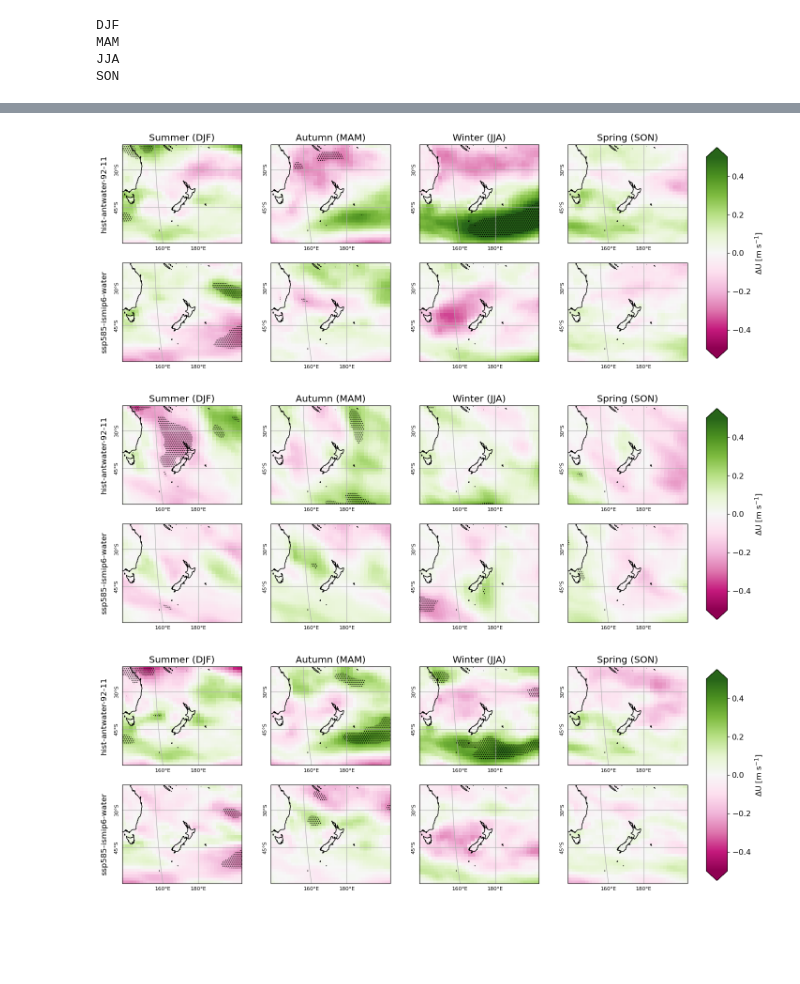
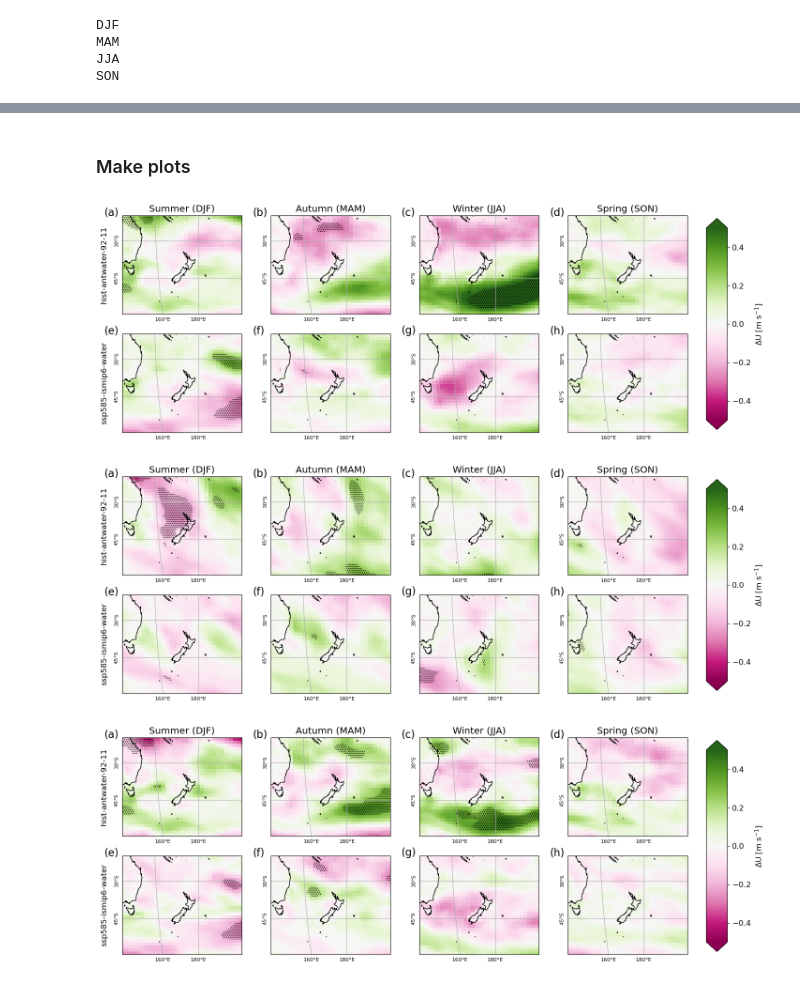
Before and after one commit to andrewpauling/nzmeltwater, a Jupyter notebook: notebooks/wind_plot.ipynb, the cells around one changed output, grey strips where cells are left out. Cells and saved outputs as stored; diff of their text form; code cells hidden in the pictures; blank space fills up the shorter version.

```diff
--- a/notebooks/wind_plot.ipynb
+++ b/notebooks/wind_plot.ipynb
@@ -89,11 +93,19 @@ for exp in expts:
             ctrldata[exp][var] = dac
             ctrldataens[exp][var] = dacens
         else:
-            ctrldata[exp][var] = rectilinear_regrid(dac.compute(), ctrldata[exp]["uas"].compute())
-            ctrldataens[exp][var] = rectilinear_regrid(dacens.compute(), ctrldataens[exp]["uas"].compute())
+            ctrldata[exp][var] = rectilinear_regrid(
+                dac.compute(), ctrldata[exp]["uas"].compute()
+            )
+            ctrldataens[exp][var] = rectilinear_regrid(
+                dacens.compute(), ctrldataens[exp]["uas"].compute()
+            )
 
-    ctrldata[exp]["wind"] = np.sqrt(ctrldata[exp]["uas"]**2 + ctrldata[exp]["vas"]**2)
-    ctrldataens[exp]["wind"] = np.sqrt(ctrldataens[exp]["uas"]**2 + ctrldataens[exp]["vas"]**2)
+    ctrldata[exp]["wind"] = np.sqrt(
+        ctrldata[exp]["uas"] ** 2 + ctrldata[exp]["vas"] ** 2
+    )
+    ctrldataens[exp]["wind"] = np.sqrt(
+        ctrldataens[exp]["uas"] ** 2 + ctrldataens[exp]["vas"] ** 2
+    )
 # %% [output]
 historical
         uas
@@ -133,11 +145,17 @@ for exp in expts:
             sofdata[exp][var] = dssof[var]
             sofdataens[exp][var] = dss[var]
         else:
-            sofdata[exp][var] = rectilinear_regrid(dssof[var].compute(), sofdata[exp]["uas"].compute())
-            sofdataens[exp][var] = rectilinear_regrid(dss[var].compute(), sofdataens[exp]["uas"].compute())
+            sofdata[exp][var] = rectilinear_regrid(
+                dssof[var].compute(), sofdata[exp]["uas"].compute()
+            )
+            sofdataens[exp][var] = rectilinear_regrid(
+                dss[var].compute(), sofdataens[exp]["uas"].compute()
+            )
 
-    sofdata[exp]["wind"] = np.sqrt(sofdata[exp]["uas"]**2 + sofdata[exp]["vas"]**2)
-    sofdataens[exp]["wind"] = np.sqrt(sofdataens[exp]["uas"]**2 + sofdataens[exp]["vas"]**2)
+    sofdata[exp]["wind"] = np.sqrt(sofdata[exp]["uas"] ** 2 + sofdata[exp]["vas"] ** 2)
+    sofdataens[exp]["wind"] = np.sqrt(
+        sofdataens[exp]["uas"] ** 2 + sofdataens[exp]["vas"] ** 2
+    )
 # %% [output]
 historical
 ssp585
@@ -276,15 +196,16 @@ for exp in expts:
     print(exp)
     anomdictseas[exp] = {}
     pvaldictseas[exp] = {}
-    for var in["uas", "vas", "wind"]:
-
+    for var in ["uas", "vas", "wind"]:
         if exp == "historical":
             tspan = slice("2011-01", "2020-12")
         else:
             tspan = slice("2071-01", "2100-12")
 
         ctrl = seas_subset(
-            ctrldata[exp][var].sel(ensmem=sofdata[exp][var].ensmem, time=tspan).mean("ensmem")
+            ctrldata[exp][var]
+            .sel(ensmem=sofdata[exp][var].ensmem, time=tspan)
+            .mean("ensmem")
         )
         expt = seas_subset(sofdata[exp][var].sel(time=tspan).mean("ensmem"))
 
@@ -396,3 +255,5 @@ for exp in expts:
+# %% [markdown]
+### Make plots
 # %%
 def plotnz(axs, data, pval, title):
     axs.coastlines(zorder=200)
@@ -445,3 +306,5 @@ seasdict = {
+# %%
+letters = np.array([["(a)", "(b)", "(c)", "(d)"], ["(e)", "(f)", "(g)", "(h)"]])
 # %%
 for var in ["uas", "vas", "wind"]:
     fig, axs = plt.subplots(
@@ -459,36 +322,40 @@ for var in ["uas", "vas", "wind"]:
                 im = plotnz(axs[n, s], dplt, pplt, seasdict[seas])
             else:
                 im = plotnz(axs[n, s], dplt, pplt, "")
+
+            axs[n, s].annotate(
+                letters[n, s], xy=(-0.15, 1), xycoords="axes fraction", fontsize=16
+            )
 
     axs[0, 0].annotate(
         "hist-antwater-92-11",
         xy=(-0.15, 0.5),
         xycoords="axes fraction",
         rotation=90,
         ha="center",
         va="center",
     )
 
     axs[1, 0].annotate(
         "ssp585-ismip6-water",
         xy=(-0.15, 0.5),
         xycoords="axes fraction",
         rotation=90,
         ha="center",
         va="center",
     )
 
     fig.subplots_adjust(right=0.8)
     cbar_ax = fig.add_axes([0.82, 0.12, 0.025, 0.75])
     cb = plt.colorbar(im, cax=cbar_ax, extend="both")
     cb.set_label("$\Delta$U [m s$^{-1}$]")
 
     fig.savefig(
         f"../figures/{var}_seas_sofia_tier2_combined_nz.png",
         bbox_inches="tight",
         dpi=300,
     )
 # %% [output]
-[figure, old version]
+[figure, new version]
-[figure, old version]
+[figure, new version]
-[figure, old version]
+[figure, new version]
```
Also changed, not shown: parts of 11 cells of this notebook, 26 other files.
